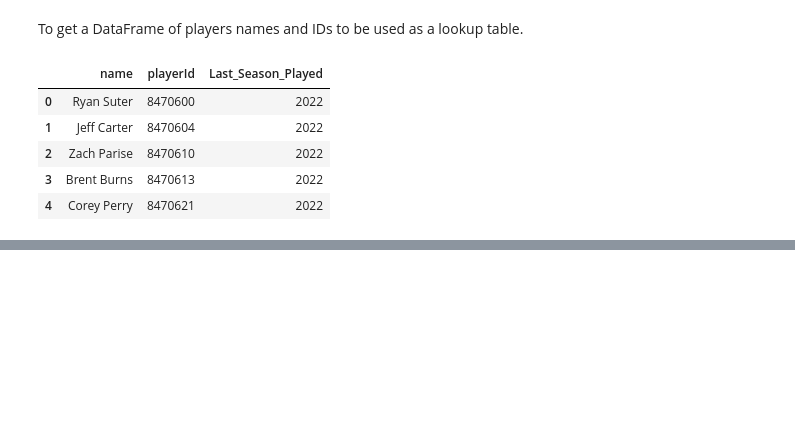
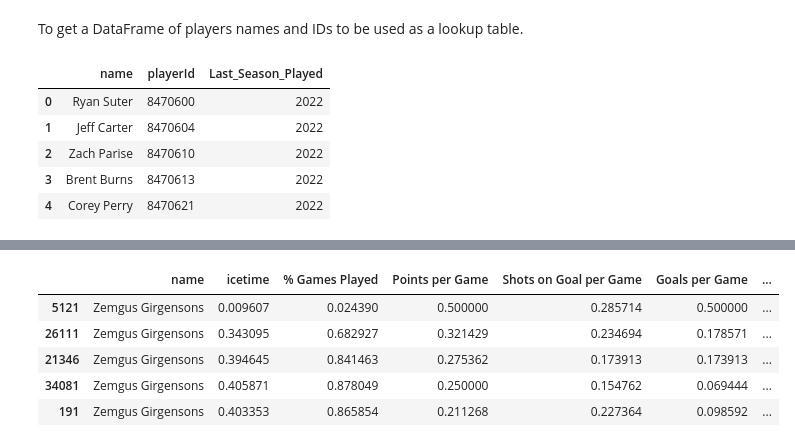
Before and after one commit to nanderson1982/NHL_Player_Analysis, a Jupyter notebook: Notebooks/Points_Per_Game.ipynb, the cells around one changed output, grey strips where cells are left out. Saved outputs shown, nothing was run; the diff lists cells and outputs as text; code cells hidden in the pictures; blank space fills up the shorter version.

```diff
--- a/Notebooks/Points_Per_Game.ipynb
+++ b/Notebooks/Points_Per_Game.ipynb
@@ -137,0 +180,23 @@ players.head()
+# %%
+# OneHotEncode categorical columns
+# OneHotEncode 'position'
+onehot_position = pd.get_dummies(ml_df['position'])
+ml_df = ml_df.join(onehot_position)
+ml_df = ml_df.drop('position', axis=1)
+
+# Rename onehot_position column names
+pos_cols = {'C': 'Position - C',
+            'D': 'Position - D',
+            'L': 'Position - L',
+            'R': 'Position - R'}
+
+ml_df.rename(columns=pos_cols, inplace=True)
+
+ml_df.head()
+# %% [output]
+|  | name | icetime | % Games Played | Points per Game | Shots on Goal per Game | Goals per Game | ... |
+| 5121 | Zemgus Girgensons | 0.009607 | 0.024390 | 0.500000 | 0.285714 | 0.500000 | ... |
+| 26111 | Zemgus Girgensons | 0.343095 | 0.682927 | 0.321429 | 0.234694 | 0.178571 | ... |
+| 21346 | Zemgus Girgensons | 0.394645 | 0.841463 | 0.275362 | 0.173913 | 0.173913 | ... |
+| 34081 | Zemgus Girgensons | 0.405871 | 0.878049 | 0.250000 | 0.154762 | 0.069444 | ... |
+| 191 | Zemgus Girgensons | 0.403353 | 0.865854 | 0.211268 | 0.227364 | 0.098592 | ... |
```
Also changed, not shown: parts of 10 cells of this notebook.
